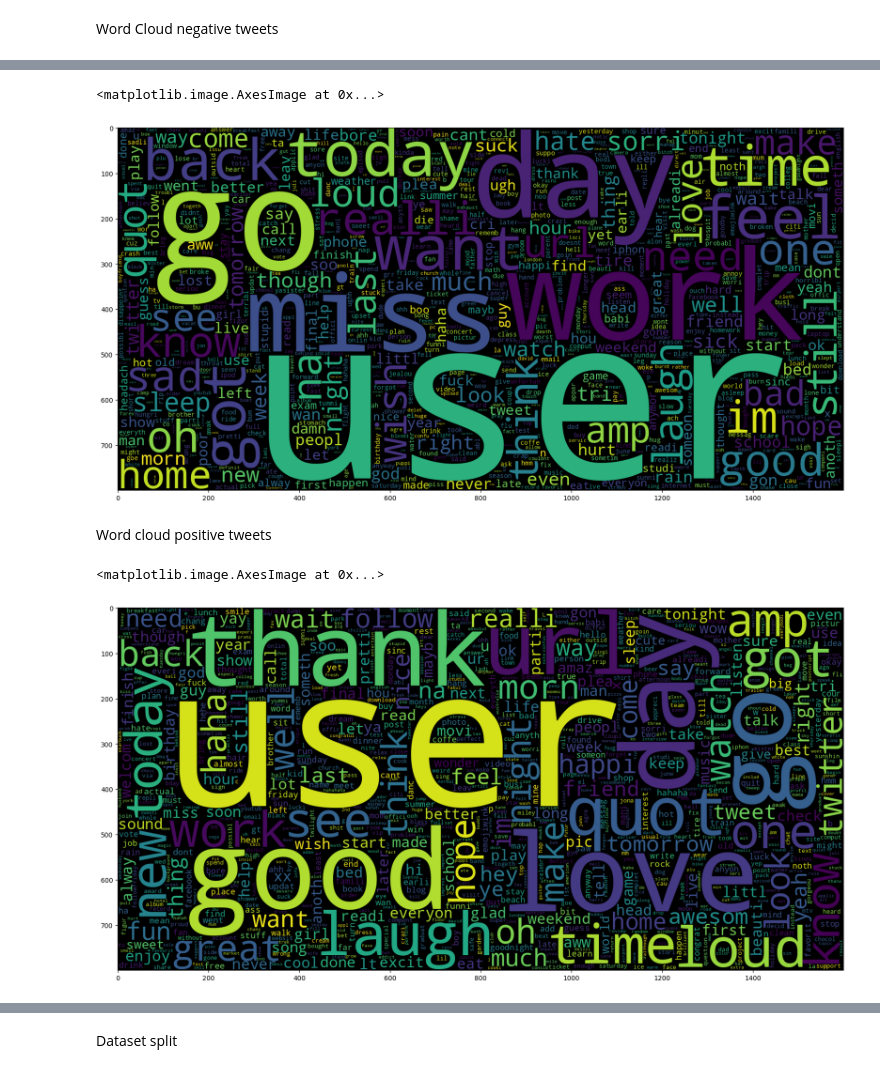
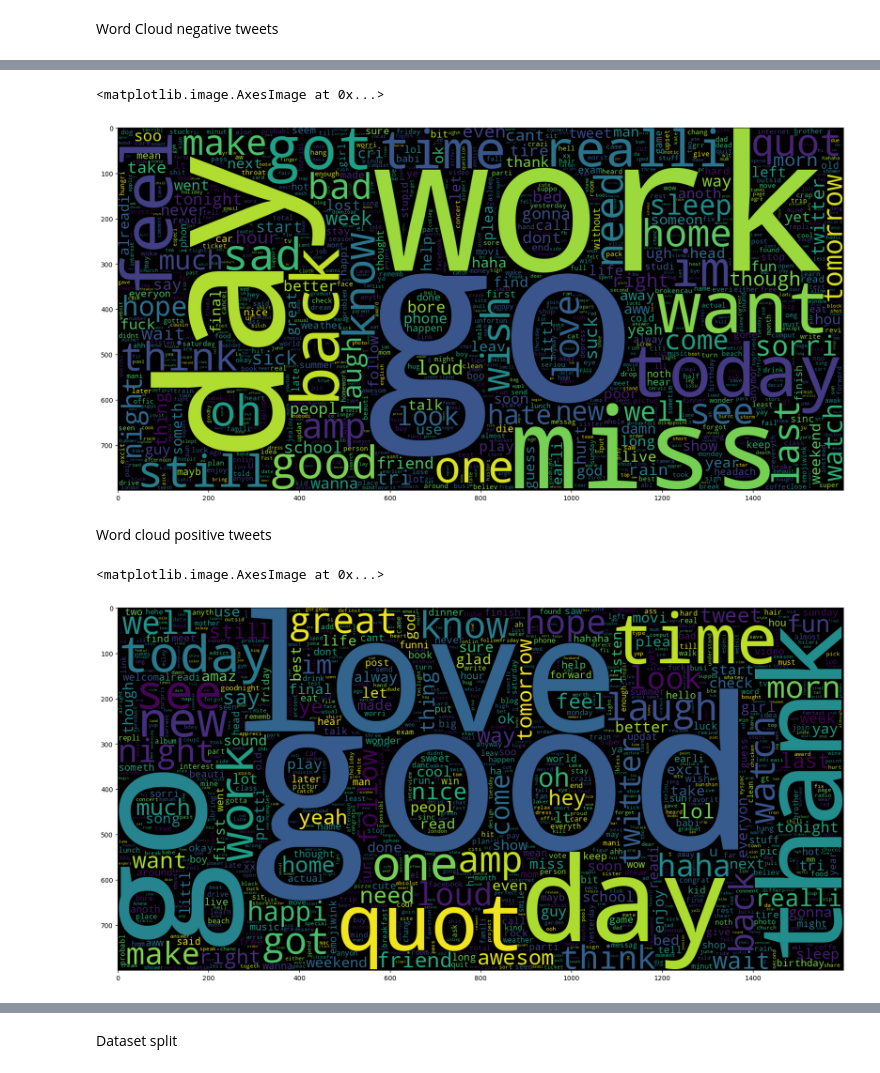
Before and after one commit to livio-24/TwitterSentimentAnalysis, a Jupyter notebook: TwitterSentimentAnalysis.ipynb, the cells around one changed output, grey strips where cells are left out. Cells and saved outputs as stored; diff of their text form; code cells hidden in the pictures.

```diff
--- a/TwitterSentimentAnalysis.ipynb
+++ b/TwitterSentimentAnalysis.ipynb
@@ -481,3 +519,6 @@ Word Cloud negative tweets
 # %%
 #I saved processed text on drive
-processedtext = list(np.load('/content/drive/MyDrive/processedtext.npy'))
+processedtext = list(np.load('/content/drive/MyDrive/processedtext2.npy'))
+# %%
+#add cleaned text as new column
+twitter_data['clean_text'] = processedtext
@@ -484,21 +534,20 @@ processedtext = list(np.load('/content/drive/MyDrive/processedtext.npy'))
 # %%
-#The first 800000 tweets are negative, least are positive
-data_neg = processedtext[:800000]
+data_neg = twitter_data[twitter_data['sentiment'] == 0]['clean_text']
 plt.figure(figsize = (20,20))
 wc = WordCloud(max_words = 1000 , width = 1600 , height = 800,
                collocations=False).generate(" ".join(data_neg))
 plt.imshow(wc)
 # %% [output]
 <matplotlib.image.AxesImage at 0x...>
-[figure, old version]
+[figure, new version]
 # %% [markdown]
 Word cloud positive tweets
 # %%
-data_pos = processedtext[800000:]
+data_pos = twitter_data[twitter_data['sentiment'] == 1]['clean_text']
 wc = WordCloud(max_words = 1000 , width = 1600 , height = 800,
               collocations=False).generate(" ".join(data_pos))
 plt.figure(figsize = (20,20))
 plt.imshow(wc)
 # %% [output]
 <matplotlib.image.AxesImage at 0x...>
-[figure, old version]
+[figure, new version]
```
Also changed, not shown: parts of 59 cells of this notebook.
